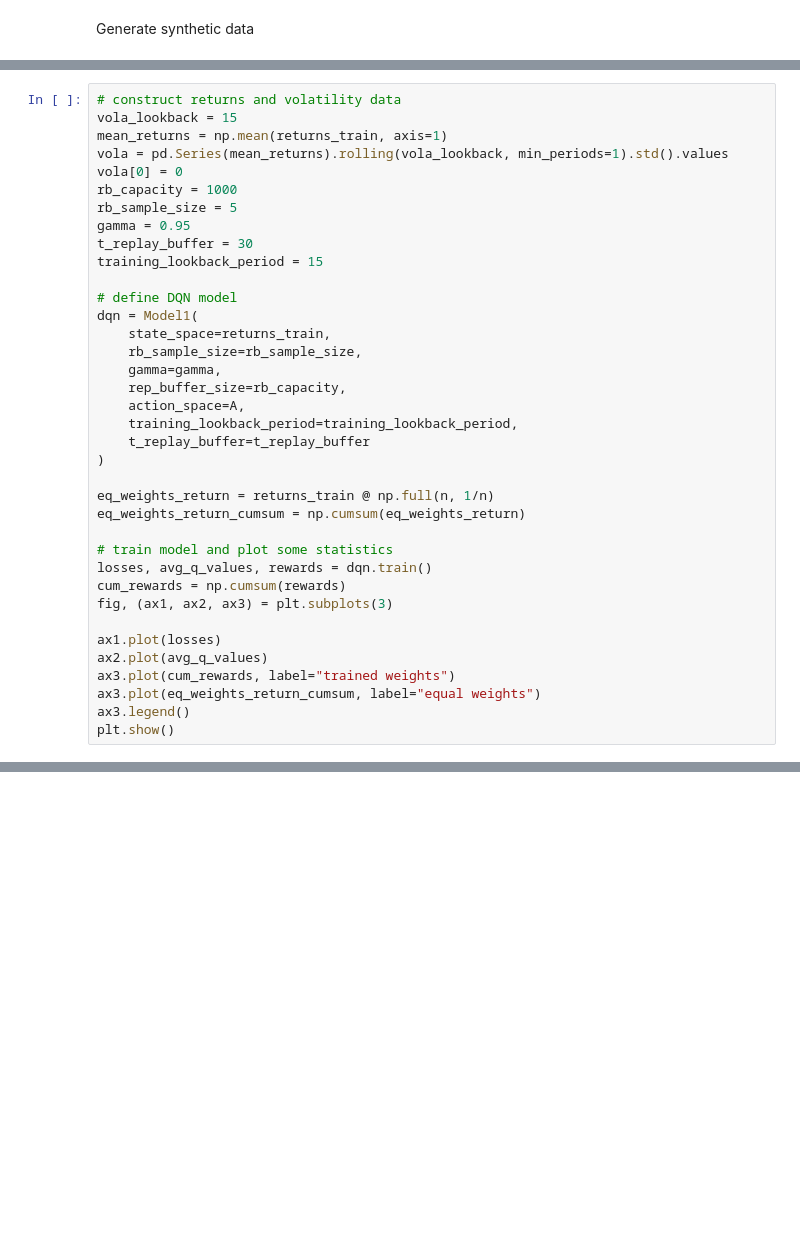
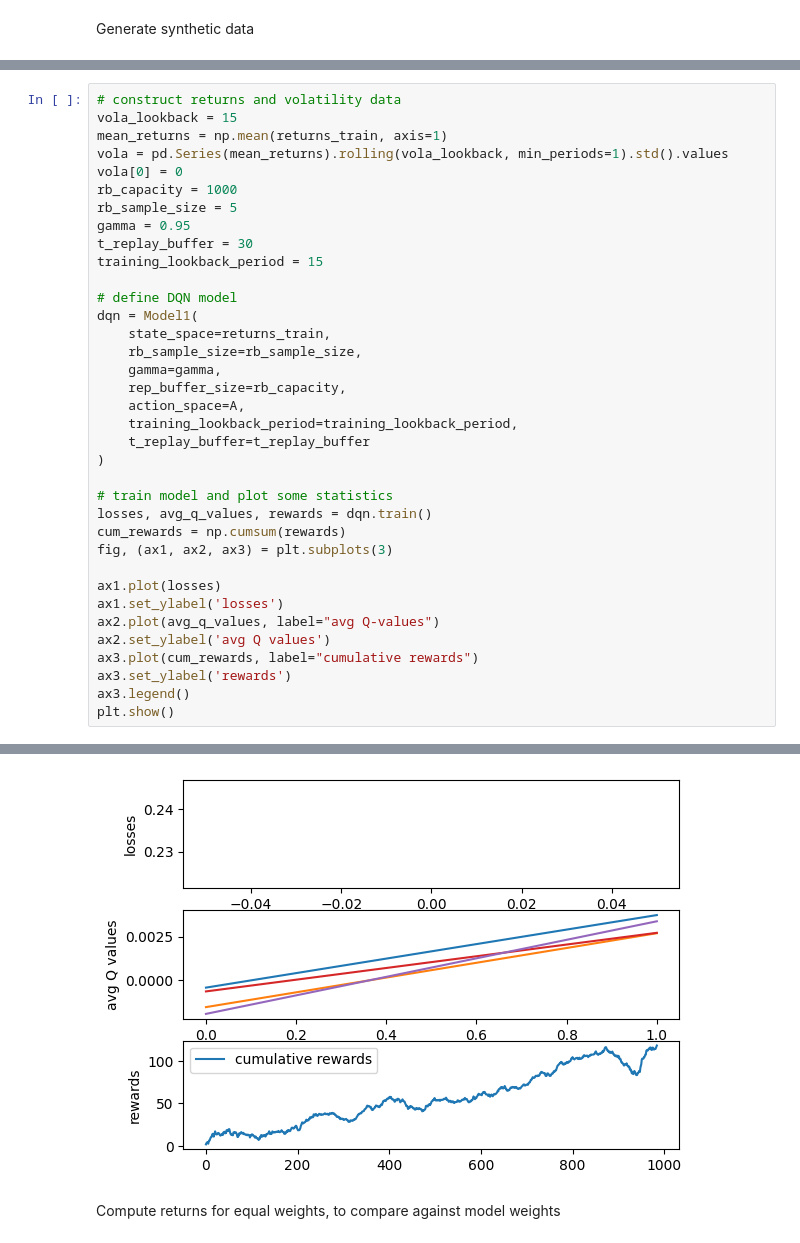
Before and after one commit to tobiasocula/Q-Learning-Implementations, a Jupyter notebook: DeepQLearning/simple_dqn.ipynb, the cells around one changed output, grey strips where cells are left out. Drawn from its saved outputs; the diff is of its cells as text; blank space fills up the shorter version.

```diff
--- a/DeepQLearning/simple_dqn.ipynb
+++ b/DeepQLearning/simple_dqn.ipynb
@@ -235,18 +236,17 @@ dqn = Model1(
     t_replay_buffer=t_replay_buffer
 )
 
-eq_weights_return = returns_train @ np.full(n, 1/n)
-eq_weights_return_cumsum = np.cumsum(eq_weights_return)
-
 # train model and plot some statistics
 losses, avg_q_values, rewards = dqn.train()
 cum_rewards = np.cumsum(rewards)
 fig, (ax1, ax2, ax3) = plt.subplots(3)
 
 ax1.plot(losses)
-ax2.plot(avg_q_values)
-ax3.plot(cum_rewards, label="trained weights")
-ax3.plot(eq_weights_return_cumsum, label="equal weights")
+ax1.set_ylabel('losses')
+ax2.plot(avg_q_values, label="avg Q-values")
+ax2.set_ylabel('avg Q values')
+ax3.plot(cum_rewards, label="cumulative rewards")
+ax3.set_ylabel('rewards')
 ax3.legend()
 plt.show()
 # %% [output]
@@ -253,0 +270,3 @@ NameError: name 'np' is not defined
+[figure, added]
+# %% [markdown]
+Compute returns for equal weights, to compare against model weights
```
Also changed, not shown: parts of 9 cells of this notebook, 25 other files.
